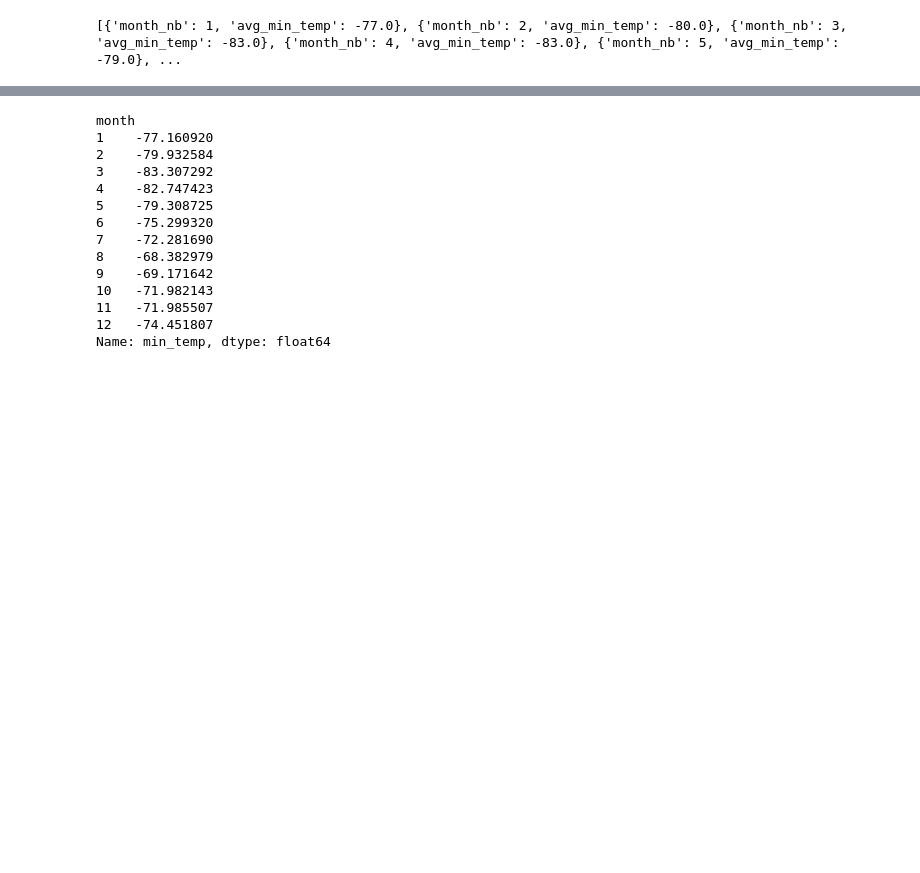
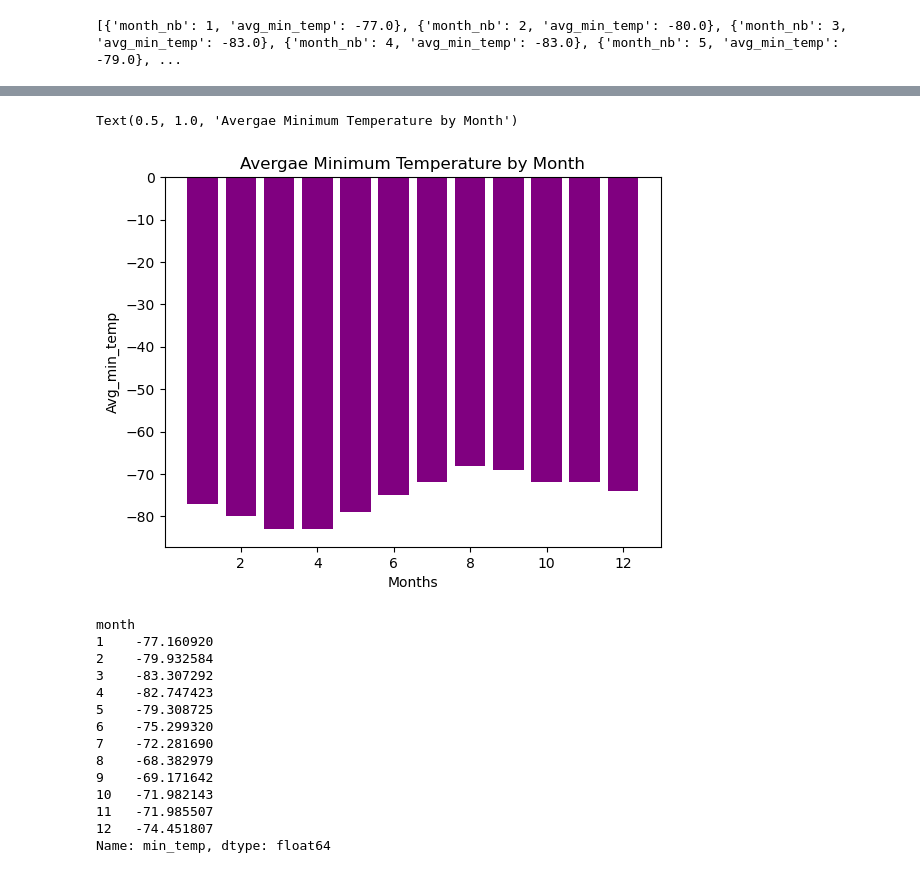
Before and after one commit to ipar2022/Mission-to-Mars, a Jupyter notebook: part_2_mars_weather.ipynb, the cells around one changed output, grey strips where cells are left out. Drawn from its saved outputs; the diff is of its cells as text; code cells hidden in the pictures; blank space fills up the shorter version.

```diff
--- a/part_2_mars_weather.ipynb
+++ b/part_2_mars_weather.ipynb
@@ -233,3 +232,18 @@ print(avg_min_temp)
+# %%
+# Plot the average temperature by month
+
+# Plot avg_min_temp
+plt.bar(df_month_temp['month_nb'],df_month_temp['avg_min_temp'], color='purple')
+
+# Create labels for the x and y axes.
+plt.xlabel("Months")
+plt.ylabel("Avg_min_temp")
+
+# Create title
+plt.title('Avergae Minimum Temperature by Month')
+# %% [output]
+Text(0.5, 1.0, 'Avergae Minimum Temperature by Month')
+[figure, added]
 # %%
 # Identify the coldest and hottest months in Curiosity's location
 temps = mars_temp.groupby(['month'])['min_temp'].mean()
```
Also changed, not shown: parts of 9 cells of this notebook.
